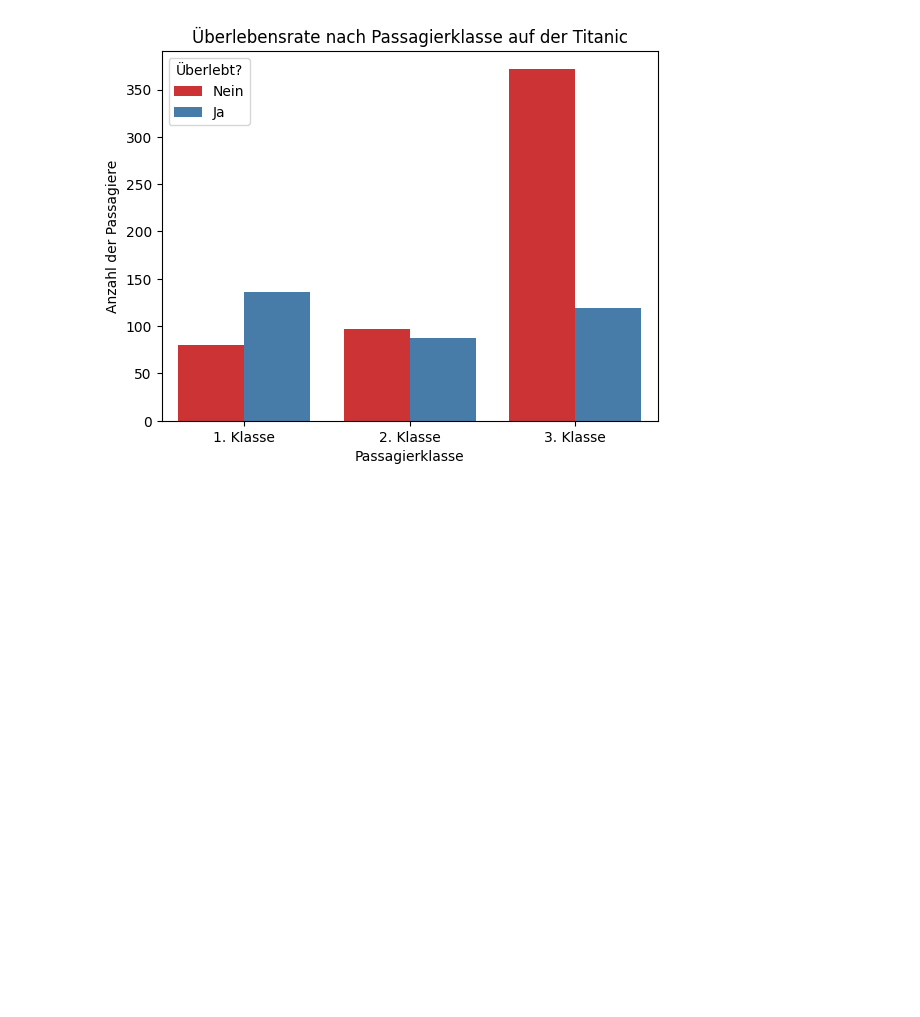
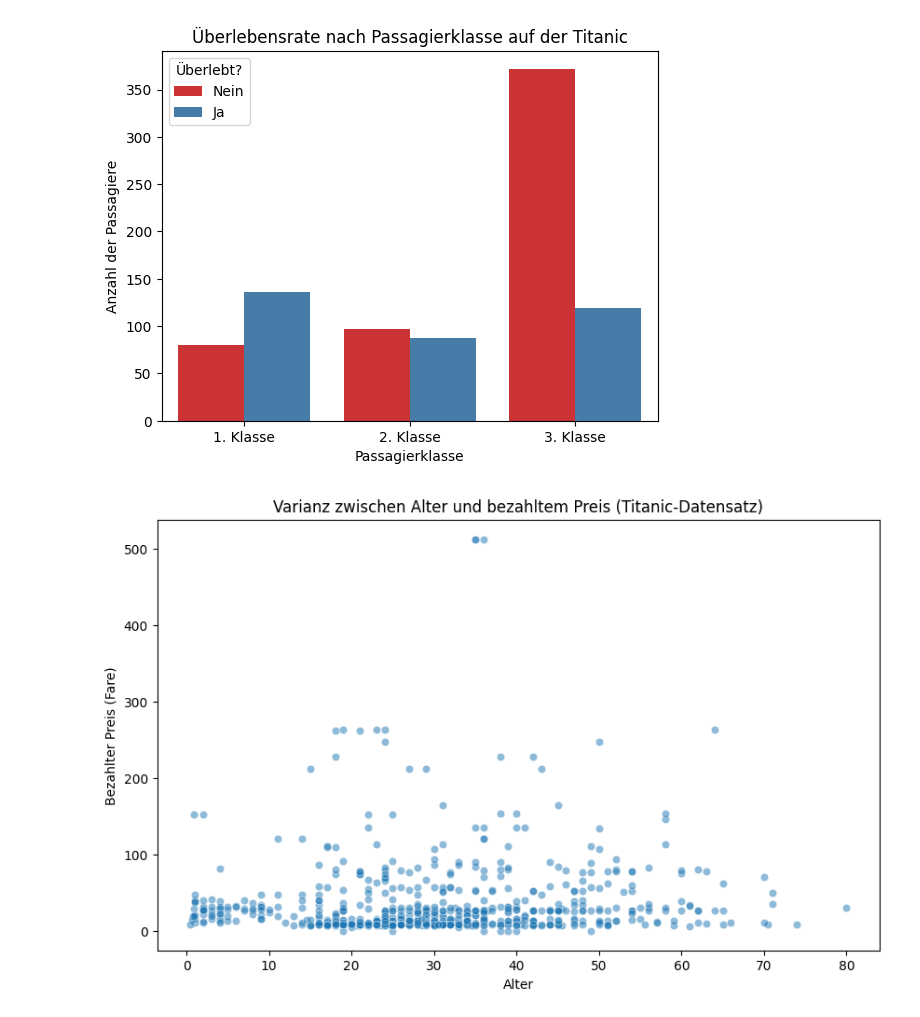
Before and after one commit to maumaudonut/BINA-Projekt-FS25-Donat, a Jupyter notebook: Erstes Projekt Donat/6 Seaborn Uebung 1.ipynb, the cells around one changed output. Drawn from its saved outputs; the diff is of its cells as text; code cells hidden in the pictures; blank space fills up the shorter version.

```diff
--- a/Erstes Projekt Donat/6 Seaborn Uebung 1.ipynb
+++ b/Erstes Projekt Donat/6 Seaborn Uebung 1.ipynb
@@ -143,3 +143,17 @@ plt.xticks(ticks=[0, 1, 2], labels=['1. Klasse', '2. Klasse', '3. Klasse'])  # X
 plt.show()
 # %% [output]
 [figure]
+# %%
+# Scatterplot für Alter und bezahlten Preis mit Varianz (Verteilung)
+plt.figure(figsize=(10, 6))
+sns.scatterplot(data=titanic_df, x="age", y="fare", alpha=0.5)
+
+# Titel und Achsenbeschriftungen
+plt.title("Varianz zwischen Alter und bezahltem Preis (Titanic-Datensatz)")
+plt.xlabel("Alter")
+plt.ylabel("Bezahlter Preis (Fare)")
+
+# Plot anzeigen
+plt.show()
+# %% [output]
+[figure, added]
```
Also changed, not shown: parts of 1 cell of this notebook, 1 other file.
